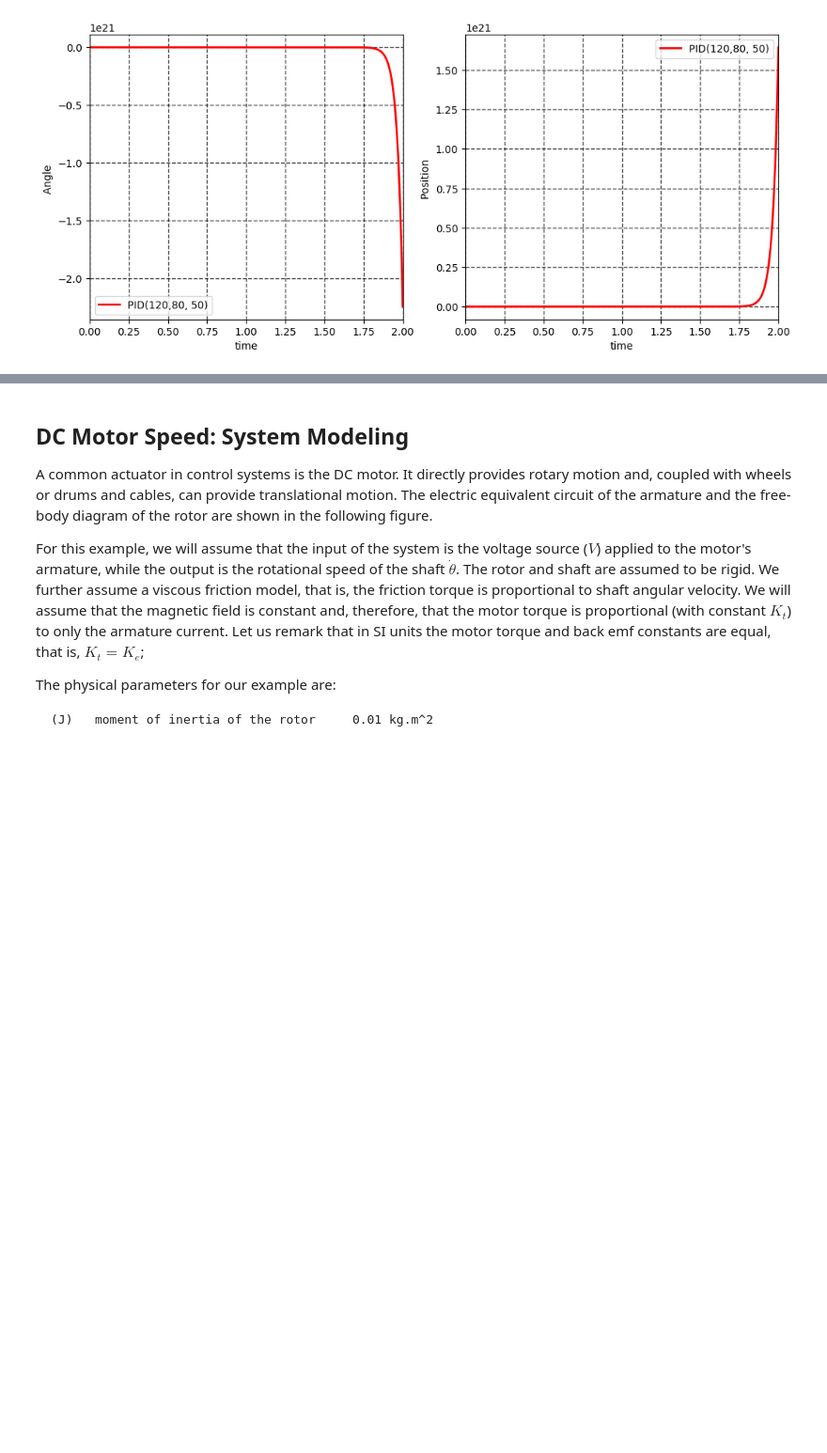
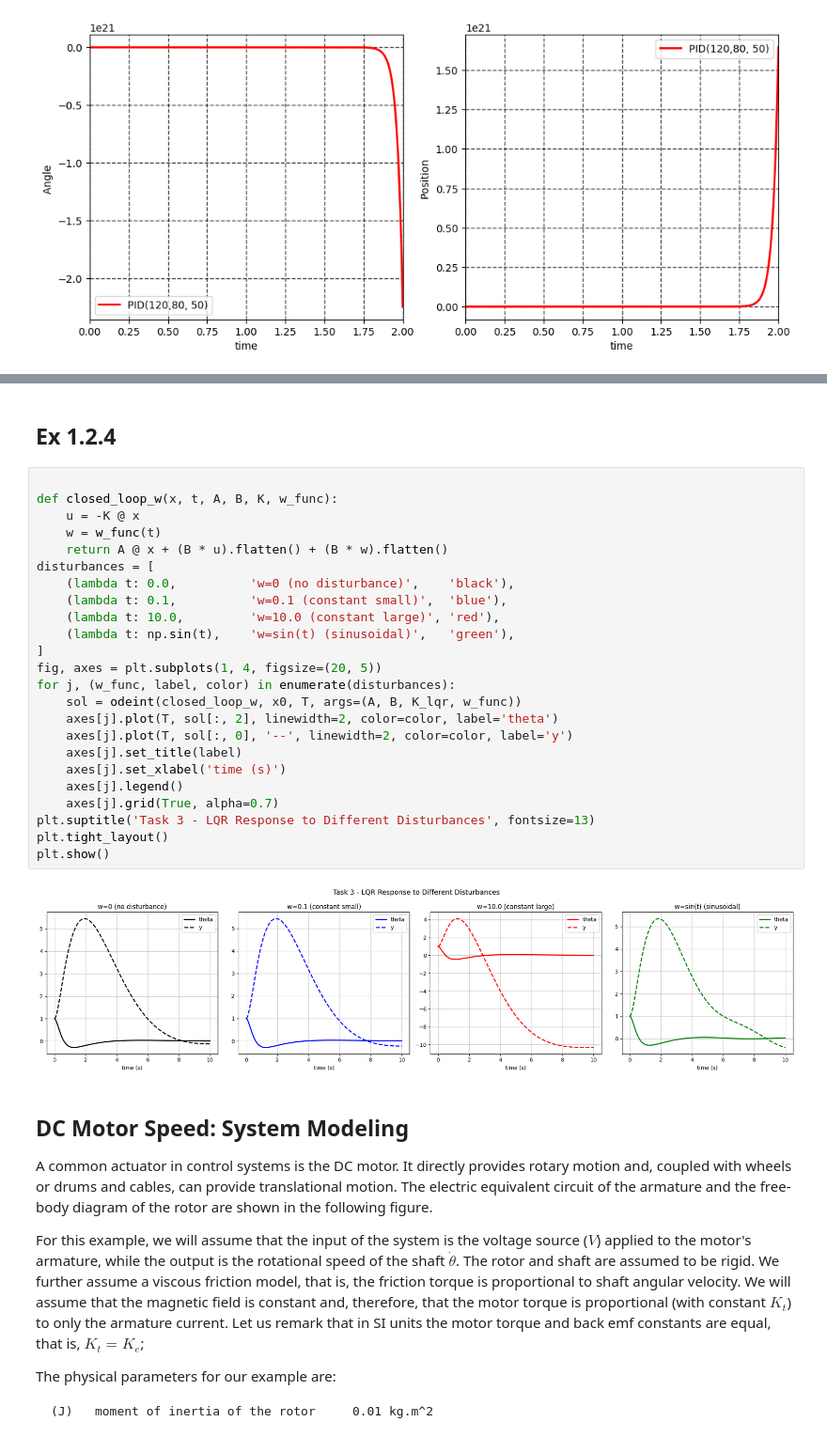
Before and after one commit to FBI-openup/CT_Control-theory, a Jupyter notebook: ZHANG Boyuan_TP4.ipynb, the cells around one changed output, grey strips where cells are left out. Shown at 94% size. Drawn from its saved outputs; the diff is of its cells as text; blank space fills up the shorter version.

```diff
--- a/ZHANG Boyuan_TP4.ipynb
+++ b/ZHANG Boyuan_TP4.ipynb
@@ -224,3 +342,31 @@ Text(0, 0.5, 'Position ')
+# %% [markdown]
+## Ex 1.2.4
+# %%
+
+def closed_loop_w(x, t, A, B, K, w_func):
+    u = -K @ x
+    w = w_func(t)
+    return A @ x + (B * u).flatten() + (B * w).flatten()
+disturbances = [
+    (lambda t: 0.0,          'w=0 (no disturbance)',    'black'),
+    (lambda t: 0.1,          'w=0.1 (constant small)',  'blue'),
+    (lambda t: 10.0,         'w=10.0 (constant large)', 'red'),
+    (lambda t: np.sin(t),    'w=sin(t) (sinusoidal)',   'green'),
+]
+fig, axes = plt.subplots(1, 4, figsize=(20, 5))
+for j, (w_func, label, color) in enumerate(disturbances):
+    sol = odeint(closed_loop_w, x0, T, args=(A, B, K_lqr, w_func))
+    axes[j].plot(T, sol[:, 2], linewidth=2, color=color, label='theta')
+    axes[j].plot(T, sol[:, 0], '--', linewidth=2, color=color, label='y')
+    axes[j].set_title(label)
+    axes[j].set_xlabel('time (s)')
+    axes[j].legend()
+    axes[j].grid(True, alpha=0.7)
+plt.suptitle('Task 3 - LQR Response to Different Disturbances', fontsize=13)
+plt.tight_layout()
+plt.show()
+# %% [output]
+[figure, added]
 # %% [markdown]
 ## DC Motor Speed: System Modeling
 
```
Also changed, not shown: parts of 14 cells of this notebook.
